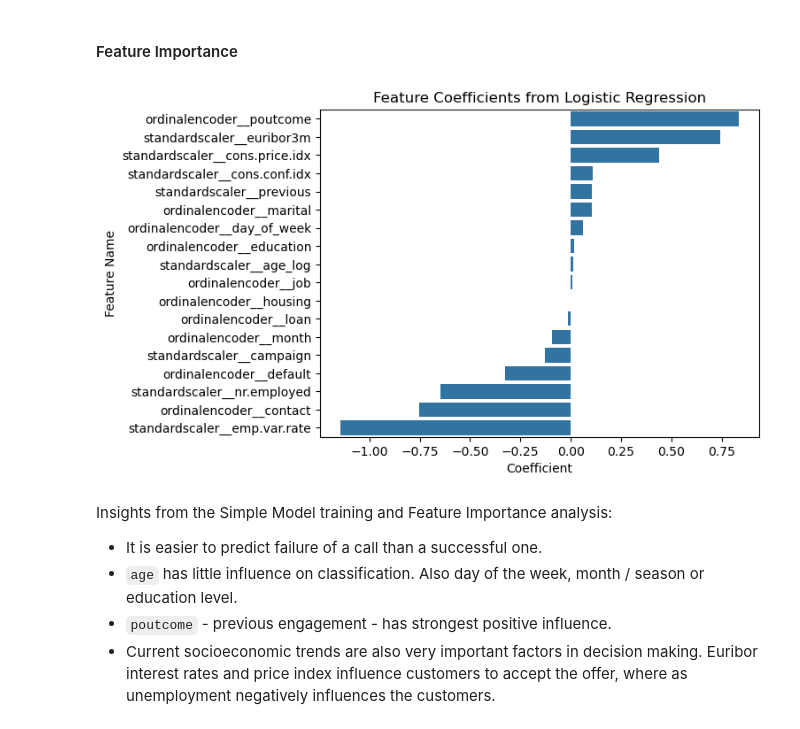
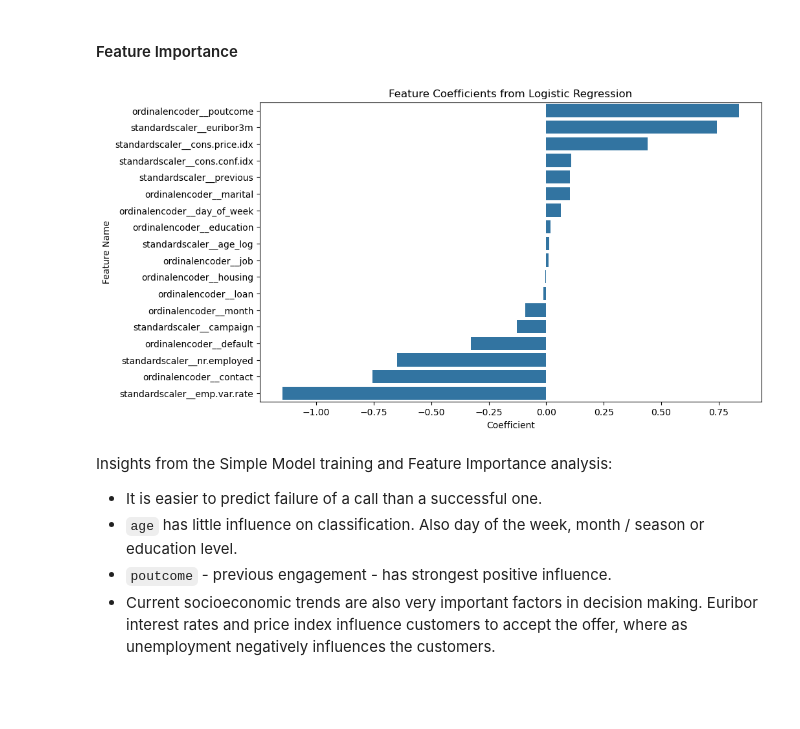
Before and after one commit to outdegree/BH-PCMLAI-M17-App3, a Jupyter notebook: prompt_III.ipynb, the cells around one changed output. Cells and saved outputs as stored; diff of their text form; code cells hidden in the pictures; blank space fills up the shorter version.

```diff
--- a/prompt_III.ipynb
+++ b/prompt_III.ipynb
@@ -724,11 +724,13 @@ lr_feature_importance = pd.DataFrame({
     'Feature Name': new_feature_names,
     'Coefficient': lr_coefficients}).sort_values(by = 'Coefficient', ascending = False)
 # %%
+plt.figure(figsize = (10, 6))
 sns.barplot(data = lr_feature_importance, x = 'Coefficient', y = 'Feature Name')
 plt.title('Feature Coefficients from Logistic Regression')
+plt.savefig('images/lr_coef.png', bbox_inches = 'tight')
 plt.show()
 # %% [output]
-[figure, old version]
+[figure, new version]
 # %% [markdown]
 Insights from the Simple Model training and Feature Importance analysis:
 * It is easier to predict failure of a call than a successful one.
```
Also changed, not shown: parts of 8 cells of this notebook, 3 other files.
